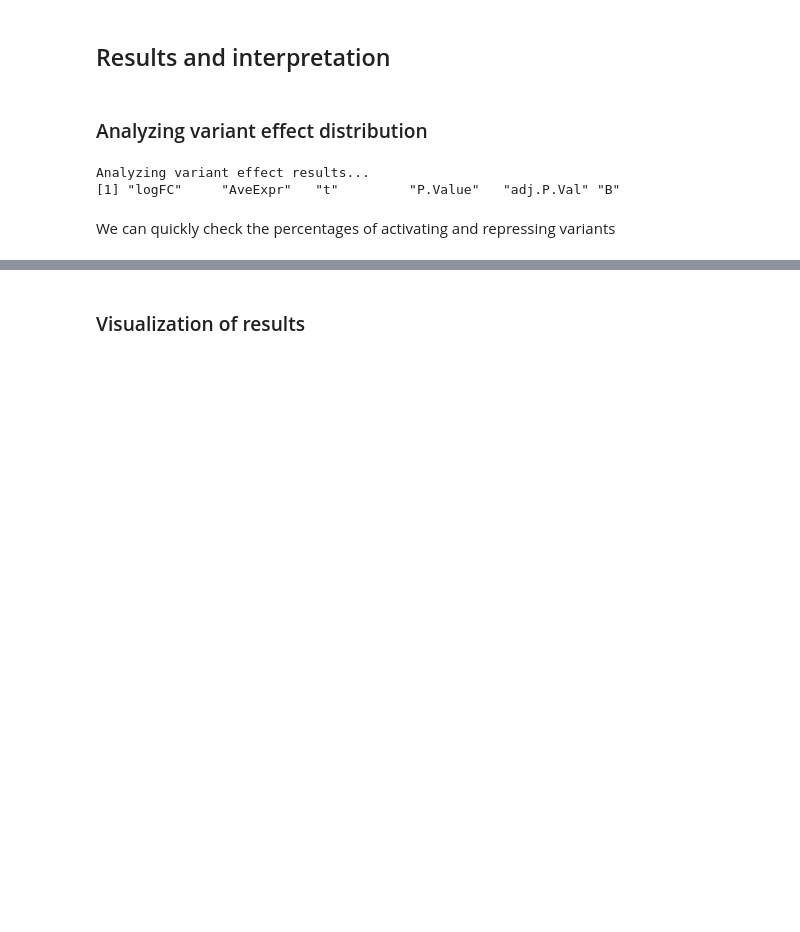
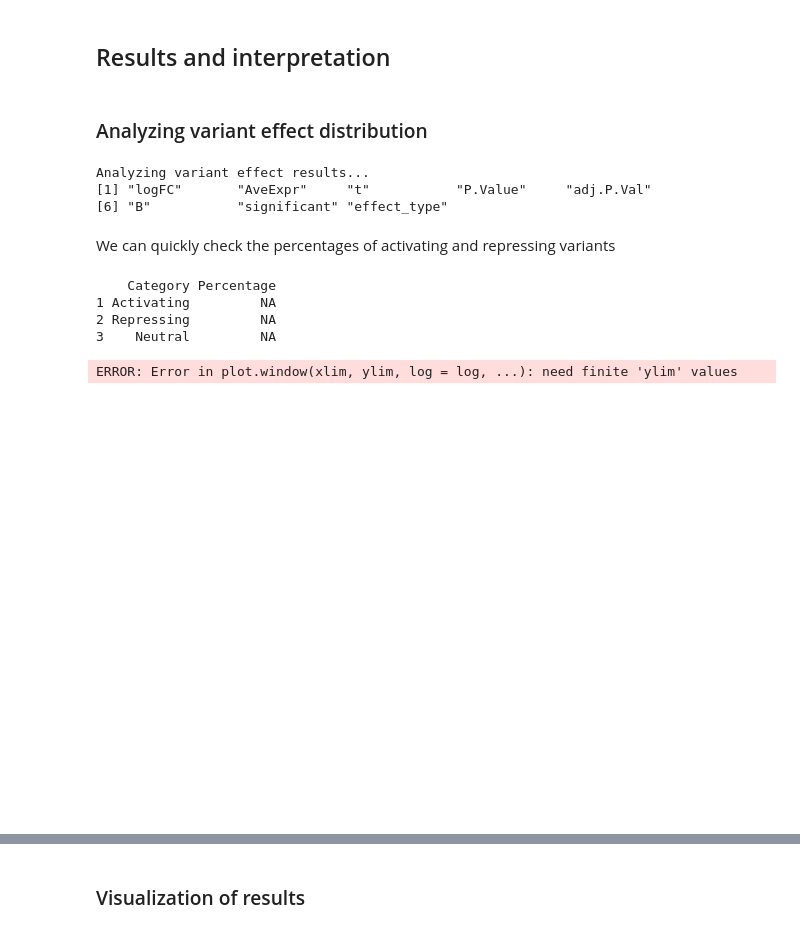
Before and after one commit to kircherlab/ISMB-2025_IGVF-MPRA-Tutorial, a Jupyter notebook: 04_MPRA_data_analysis/04_mpra_analysis.ipynb, the cells around one changed output, grey strips where cells are left out. Drawn from its saved outputs; the diff is of its cells as text; code cells hidden in the pictures; blank space fills up the shorter version.

```diff
--- a/04_MPRA_data_analysis/04_mpra_analysis.ipynb
+++ b/04_MPRA_data_analysis/04_mpra_analysis.ipynb
@@ -822,12 +867,71 @@ cat("Analyzing variant effect results...\n")
 top_var <- topTable(mpralm_fit_variants,
                    coef = 2,        # Alt allele coefficient (variant effect)
                    number = Inf)    # Return all variants
+fold_change_threshold <- 0.3
+pvalue_threshold <- 0.05
+
+top_var$significant <- ifelse(top_var$adj.P.Val < pvalue_threshold,
+                            "Significant", "Not Significant")
+top_var$effect_type <- case_when(
+ top_var$adj.P.Val < pvalue_threshold & abs(top_var$logFC) > fold_change_threshold & top_var$logFC > 0 ~ "Activating",
+ top_var$adj.P.Val < pvalue_threshold & abs(top_var$logFC) > fold_change_threshold & top_var$logFC < 0 ~ "Repressing",
+ top_var$adj.P.Val >= pvalue_threshold ~ "Neutral"  # Just high p-value needed
+)
+
 print(names(top_var))
 # %% [output]
 Analyzing variant effect results...
-[1] "logFC"     "AveExpr"   "t"         "P.Value"   "adj.P.Val" "B"
+[1] "logFC"       "AveExpr"     "t"           "P.Value"     "adj.P.Val"
+[6] "B"           "significant" "effect_type"
 # %% [markdown]
 We can quickly check the percentages of activating and repressing variants
+# %%
+
+
+percent_activating <- 100 * sum(top_var$effect_type == "Activating") / nrow(top_var)
+percent_repressing <- 100 * sum(top_var$effect_type == "Repressing") / nrow(top_var)
+percent_neutral <- 100 * sum(top_var$effect_type == "Neutral") / nrow(top_var)
+
+variant_summary <- data.frame(
+ Category = c("Activating", "Repressing", "Neutral"),
+ Percentage = round(c(percent_activating, percent_repressing, percent_neutral), 2)
+)
+print(variant_summary)
+
+# Bar plot
+barplot(variant_summary$Percentage,
+       names.arg = variant_summary$Category,
+       col = c("forestgreen", "firebrick", "gray"),
+       main = "Distribution of Variant Effects in MPRA",
+       ylab = "Percentage of Variants (%)",
+       ylim = c(0, max(variant_summary$Percentage) * 1.1))
+text(x = 1:3,
+    y = variant_summary$Percentage + max(variant_summary$Percentage) * 0.05,
+    labels = paste0(variant_summary$Percentage, "%"),
+    col = "black")
+
+# Violin plot of logFC by effect type
+library(ggplot2)
+ggplot(top_var, aes(x = effect_type, y = logFC, fill = effect_type)) +
+ geom_violin(trim = FALSE, alpha = 0.7) +
+ geom_boxplot(width = 0.1, fill = "white", alpha = 0.8) +
+ scale_fill_manual(values = c("Activating" = "forestgreen",
+                             "Repressing" = "firebrick",
+                             "Neutral" = "gray")) +
+ labs(title = "LogFC Distribution by Effect Type",
+      x = "Effect Type",
+      y = "Log Fold Change") +
+ theme_minimal() +
+ theme(legend.position = "none") +
+ geom_hline(yintercept = c(-fold_change_threshold, fold_change_threshold),
+            linetype = "dashed", color = "black", alpha = 0.5)
+# %% [output]
+    Category Percentage
+1 Activating         NA
+2 Repressing         NA
+3    Neutral         NA
+ERROR: Error in plot.window(xlim, ylim, log = log, ...): need finite 'ylim' values
+[figure, added]
 # %%
 # Define significance thresholds
 fold_change_threshold <- 0.3      # Minimum effect size
```
Also changed, not shown: parts of 12 cells of this notebook.
